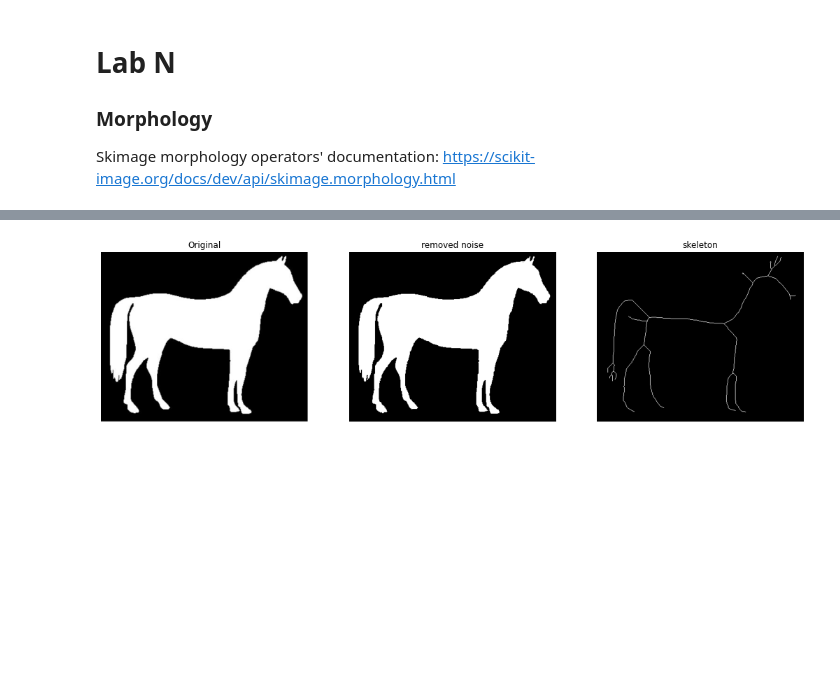
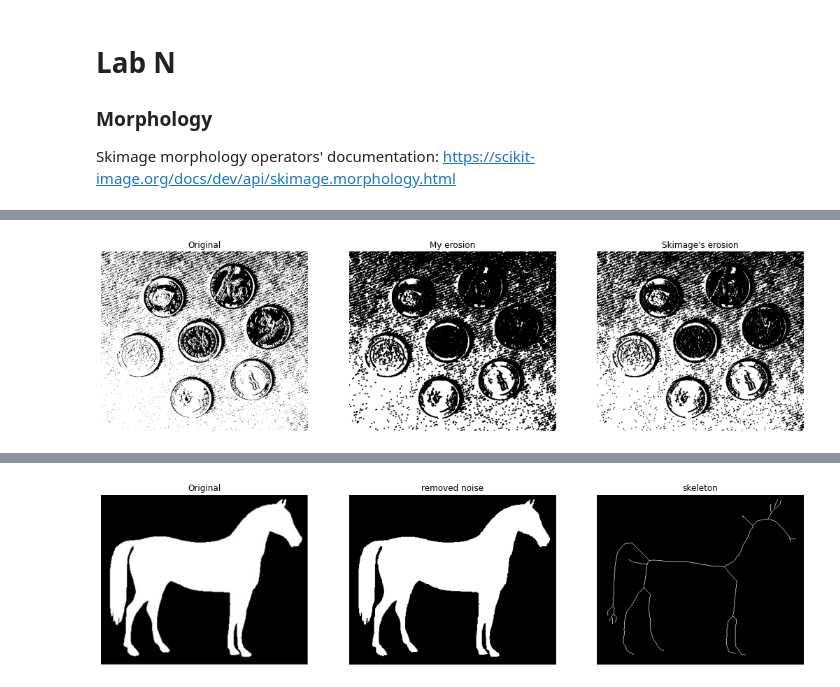
Before and after one commit to norhanreda/solutions-of-image-processing-labs, a Jupyter notebook: lab6/Lab-Morphology-STD/lab-Morphology-STD.ipynb, the cells around one changed output, grey strips where cells are left out. Drawn from its saved outputs; the diff is of its cells as text; code cells hidden in the pictures; blank space fills up the shorter version.

```diff
--- a/lab6/Lab-Morphology-STD/lab-Morphology-STD.ipynb
+++ b/lab6/Lab-Morphology-STD/lab-Morphology-STD.ipynb
@@ -38,0 +24,94 @@ def ersion(img,size,se):
+# %%
+'''
+1) Erosion / Dilation:
+    - Load "coins.jpg" from the img folder
+    - Convert the image to binary
+    - Write 2 functions each applying 1 of the erosion/dilation algorithms (with adjustable square window size) manually to the binary image
+    - Use Skimage's "binary_erosion" & "binary_dilation" & show the results
+'''
+
+def binary(img,threshold):
+    img=np.where(img>threshold,1,0)
+    return img
+
+def erosion(img,size1,size2,SE=None):
+    # se = SE if SE else np.ones((size,size))
+    # color_array=np.array((size,size))
+    # new_img=np.copy(img)
+    # for i in range (0,img.shape[0]):
+    #     for j in range (0,img.shape[1]):
+    #         color_array=img[i:i+1 ,j:j+1]
+    #         new_img[i][j]=1 if (np.logical_and(color_array, se) == se).all() else 0
+    # return  new_img
+
+
+    original = img.copy()
+
+    eroded = np.zeros(img.shape)
+
+    se = SE if SE else np.ones((size1, size2))
+
+
+
+    start1 = int(size1 / 2)
+    start2 = int(size2 / 2)
+    # new size after padding
+    newC = original.shape[1]+ 2 * size2
+    newR = original.shape[0]+ 2 * size1
+
+    img = np.ones((newR, newC))
+
+
+    img[start1:start1+original.shape[0], start2:start2+original.shape[1]] = original
+
+    for i in range(start1, original.shape[0] + start1):
+        for j in range(start2, original.shape[1] + start2):
+            I = i - start1
+            J = j - start2
+            mat = img[I: I + size1, J: J + size2]
+            eroded[I][J] = 1 if (np.logical_and(mat, se) == se).all() else 0
+
+    return eroded
+
+def dilation(img, size1,size2, SE=None):
+
+        original = img.copy()
+
+        dilated = np.zeros(img.shape)
+
+        se = SE if SE else np.ones((size1,size2))
+
+
+
+        start1 = int(size1 / 2)
+        start2 = int(size2 / 2)
+       #padding
+        newC = original.shape[1]+ 2 * size2
+        newR = original.shape[0]+ 2 * size1
+
+    #paddingn with zero
+        img = np.zeros((newR, newC))
+
+
+        img[start1:start1+original.shape[0], start2:start2+original.shape[1]] = original
+
+
+        for i in range(start1, original.shape[0] + start1):
+            for j in range(start2, original.shape[1] + start2):
+                I = i - start1
+                J = j - start2
+                mat = img[I: I + size1, J: J + size2]
+                dilated[I][J] = 1 if (np.logical_and(mat, se)).any() else 0
+        return dilated
+
+
+
+img = binary(rgb2gray(io.imread('img/coins.jpg')),0.5)
+eroded = erosion(img, 3,3)
+dilated = dilation(img, 3,3)
+#ersion like min more dark
+show_images([img, eroded, binary_erosion(img)], ["Original","My erosion","Skimage's erosion"])
+#dilation like max more bright
+show_images([img, dilated, binary_dilation(img)], ["Original","My dilation","Skimage's dilation"])
+# %% [output]
+[figure, added]
```
Also changed, not shown: parts of 4 cells of this notebook, 29 other files.
